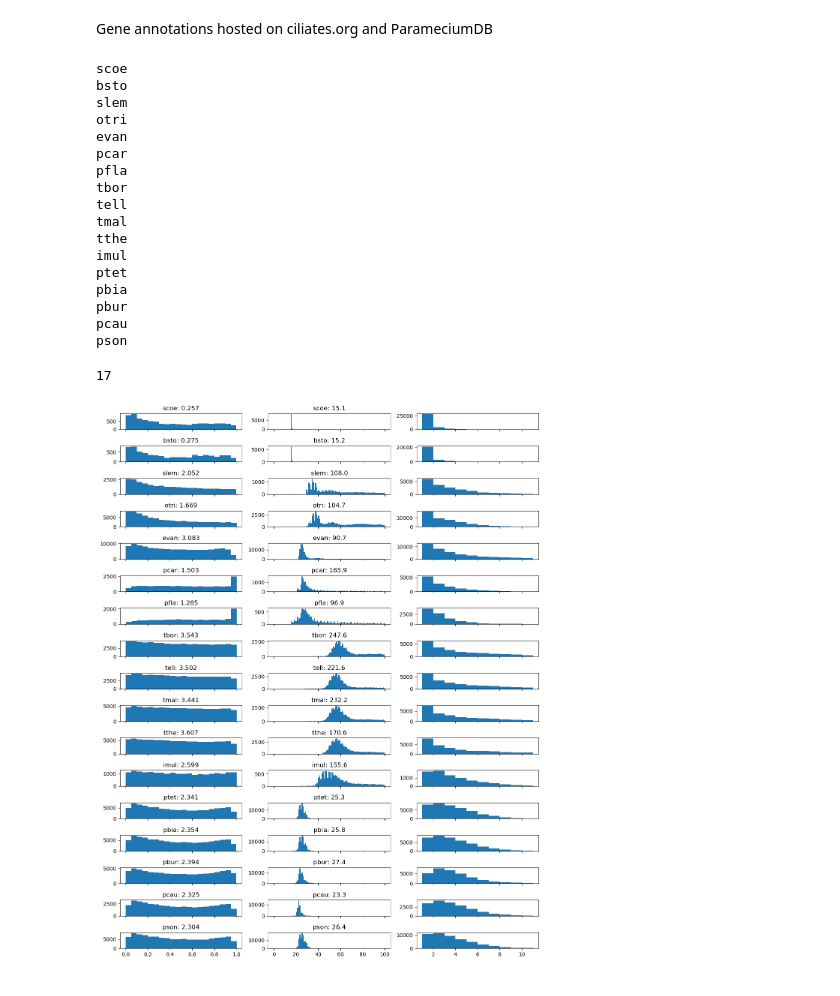
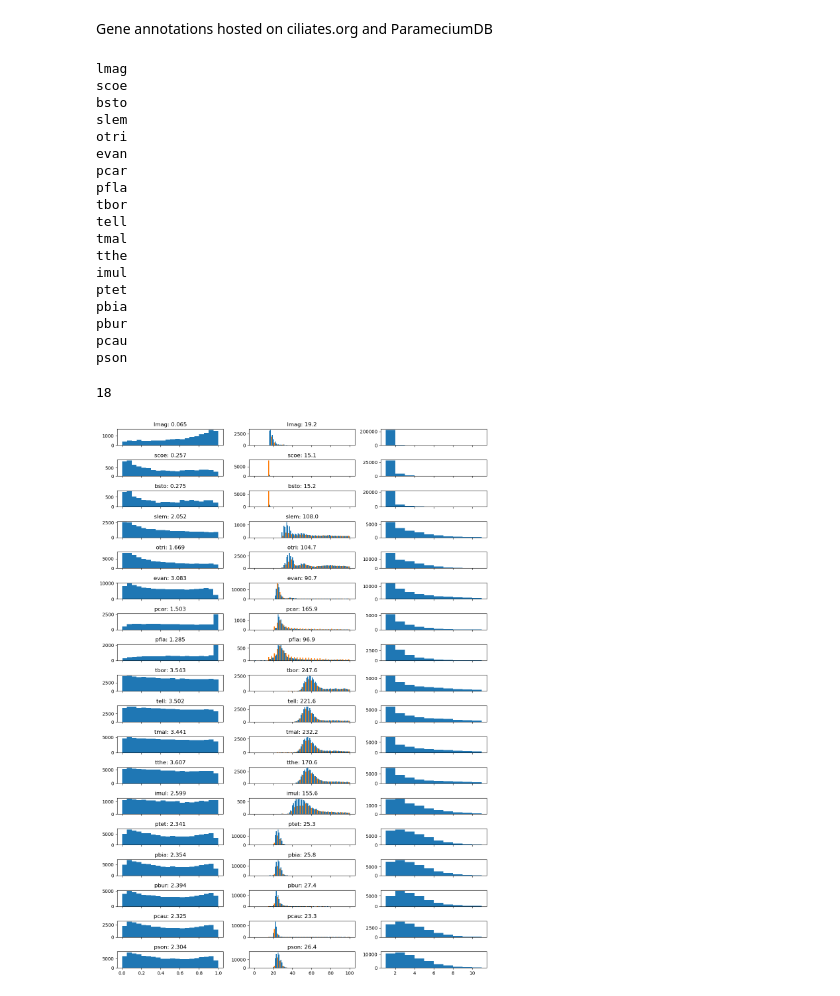
Before and after one commit to Swart-lab/ciliate-introns, a Jupyter notebook: ciliate_intron_distribution.ipynb, the cells around one changed output. Drawn from its saved outputs; the diff is of its cells as text; code cells hidden in the pictures.

```diff
--- a/ciliate_intron_distribution.ipynb
+++ b/ciliate_intron_distribution.ipynb
@@ -34,6 +39,7 @@ wget --no-clobber -q https://paramecium.i2bc.paris-saclay.fr/files/Paramecium/ca
 wget --no-clobber -q https://paramecium.i2bc.paris-saclay.fr/files/Paramecium/sonneborni/ATCC_30995/annotations/psonneborni_mac_ATCC_30995_v1_0/psonneborni_ATCC_30995_annotation_v1.0.gff3
 # %%
 sp2file = {
+    'lmag' : 'falcon-comb_LmagMAC.pogigwasc_realtrons.gff3',
     'scoe' : 'S_coeruleus_Nov2016.gff3',
     # 'spyr' : 'stentor_pyriformis.gff', # gene prediction has no introns
     'bsto' : 'Bsto_ATCC_MAC_Jan_09_2022.gff',
@@ -113,6 +119,7 @@ for sp in sp2file:
         gff[sp] = [parse_gff_line(line) for line in fh if not line.startswith("#")]
         gff[sp] = [i for i in gff[sp] if i] # null lines
 # %% [output]
+lmag
 scoe
 bsto
 slem
@@ -133,7 +140,7 @@ pson
 # %%
 len(gff)
 # %% [output]
-17
+18
 # %%
 cds_by_sp = {}
 for sp in gff:
@@ -141,24 +148,32 @@ for sp in gff:
         cds_by_sp[sp] = gene2feature(gff[sp], 'exon')
     else:
         cds_by_sp[sp] = gene2feature(gff[sp], 'CDS')
-# %%
-fig, axs = plt.subplots(nrows=len(cds_by_sp), ncols=3, figsize=(12,15), sharey=False, sharex='col')
-for i in range(len(sp2file)):
-    sp = list(sp2file.keys())[i]
-    relpos, lens = intron_relpos_lens(cds_by_sp[sp])
-    lencounts = Counter(lens)
-    introns_per_gene = sum([len(j) - 1 for j in list(cds_by_sp[sp].values())])/len(cds_by_sp[sp])
-    # Relative position of introns within concatenated coding sequence
-    axs[i][0].hist(relpos, bins=20)
-    axs[i][0].set_title(sp + ": " + str(round(introns_per_gene,3)))
-    # Intron length
-    axs[i][1].hist([j for j in lens if j<100], bins=range(0,101,1)) # truncated at 100
-    axs[i][1].set_title(sp + ": " + str(round(sum(lens)/len(lens),1)))
-    # Exons per gene
-    axs[i][2].hist([len(cds_by_sp[sp][j]) for j in cds_by_sp[sp] if len(cds_by_sp[sp][j]) < 11], bins=range(1,12)) # truncated at 10
-fig.tight_layout()
-# %% [output]
-[figure, removed]
+# %%
+fig, axs = plt.subplots(nrows=len(cds_by_sp), ncols=3, figsize=(12,17), sharey=False, sharex='col')
+for i in range(len(sp2file)):
+    sp = list(sp2file.keys())[i]
+    relpos, lens = intron_relpos_lens(cds_by_sp[sp])
+    lencounts = Counter(lens)
+    introns_per_gene = sum([len(j) - 1 for j in list(cds_by_sp[sp].values())])/len(cds_by_sp[sp])
+    # Relative position of introns within concatenated coding sequence
+    axs[i][0].hist(relpos, bins=20)
+    axs[i][0].set_title(sp + ": " + str(round(introns_per_gene,3)))
+    # Intron length
+    ctr = Counter(lens)
+    ctr = {i : ctr[i] for i in ctr if i <= 100}
+    xx = list(ctr.keys())
+    yy = list(ctr.values())
+    ctr3 = {i : ctr[i] for i in ctr if i%3 == 0}
+    xx3 = list(ctr3.keys())
+    yy3 = list(ctr3.values())
+    axs[i][1].bar(xx, yy, width=1)
+    axs[i][1].bar(xx3, yy3, width=1, fill='red') # color 3n introns
+    axs[i][1].set_title(sp + ": " + str(round(sum(lens)/len(lens),1)))
+    # Exons per gene
+    axs[i][2].hist([len(cds_by_sp[sp][j]) for j in cds_by_sp[sp] if len(cds_by_sp[sp][j]) < 11], bins=range(1,12)) # truncated at 10
+fig.tight_layout()
+# %% [output]
+[figure, added]
 # %% [markdown]
 Observations:
 
```
Also changed, not shown: parts of 16 cells of this notebook.
